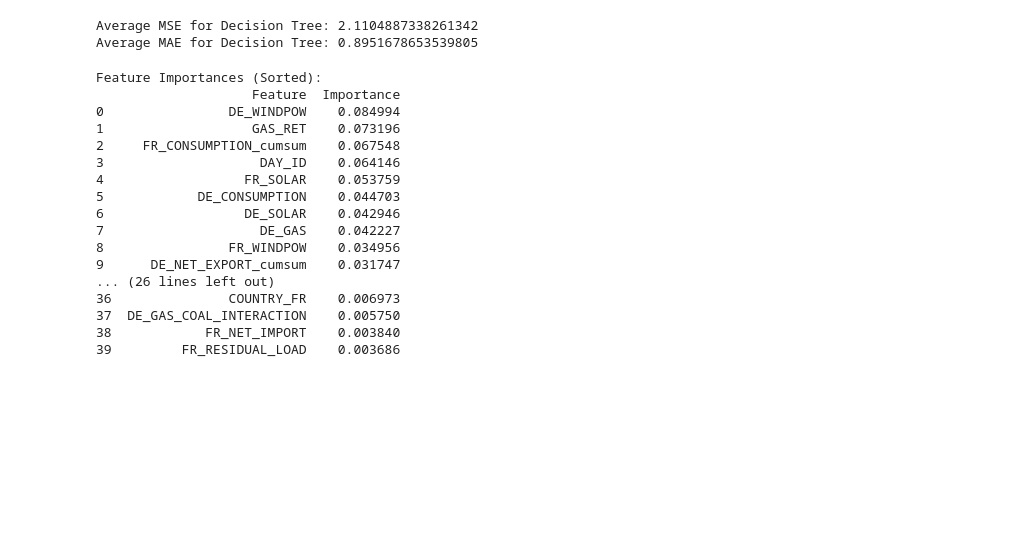
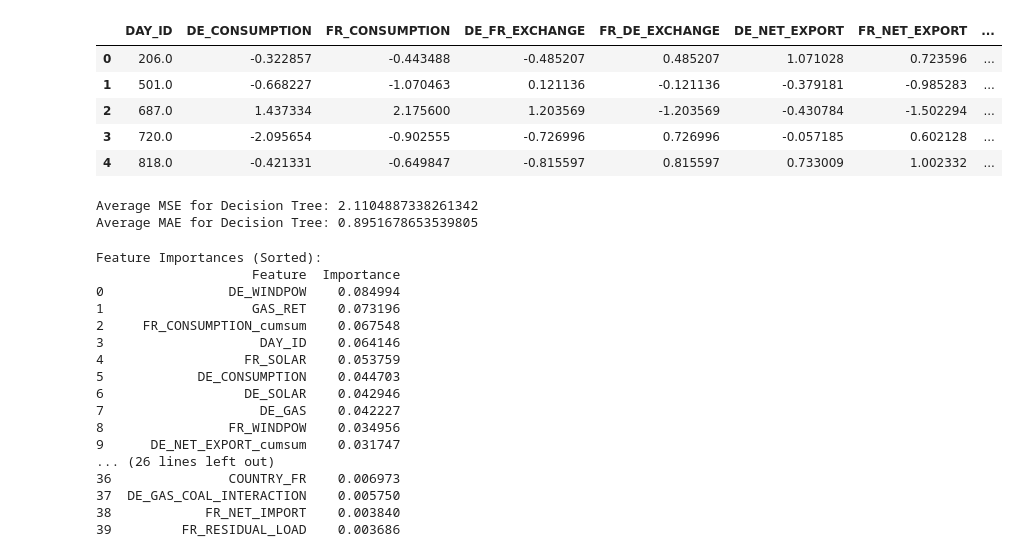
Before and after one commit to alexandra-pricop/EnsembleLearning, a Jupyter notebook: Decision_Trees.ipynb, the cells around one changed output. Saved outputs shown, nothing was run; the diff lists cells and outputs as text; code cells hidden in the pictures; blank space fills up the shorter version.

```diff
--- a/Decision_Trees.ipynb
+++ b/Decision_Trees.ipynb
@@ -60,6 +84,15 @@ x_train_imputed.head()
 x_train_imputed.drop('ID', axis = 1, inplace = True)
 
 y_train.drop('ID', axis = 1, inplace = True)
+# %%
+x_train_imputed.head()
+# %% [output]
+|  | DAY_ID | DE_CONSUMPTION | FR_CONSUMPTION | DE_FR_EXCHANGE | FR_DE_EXCHANGE | DE_NET_EXPORT | FR_NET_EXPORT | ... |
+| 0 | 206.0 | -0.322857 | -0.443488 | -0.485207 | 0.485207 | 1.071028 | 0.723596 | ... |
+| 1 | 501.0 | -0.668227 | -1.070463 | 0.121136 | -0.121136 | -0.379181 | -0.985283 | ... |
+| 2 | 687.0 | 1.437334 | 2.175600 | 1.203569 | -1.203569 | -0.430784 | -1.502294 | ... |
+| 3 | 720.0 | -2.095654 | -0.902555 | -0.726996 | 0.726996 | -0.057185 | 0.602128 | ... |
+| 4 | 818.0 | -0.421331 | -0.649847 | -0.815597 | 0.815597 | 0.733009 | 1.002332 | ... |
 # %%
 from sklearn.tree import DecisionTreeRegressor
 from sklearn.model_selection import cross_val_score
```
Also changed, not shown: parts of 8 cells of this notebook.
